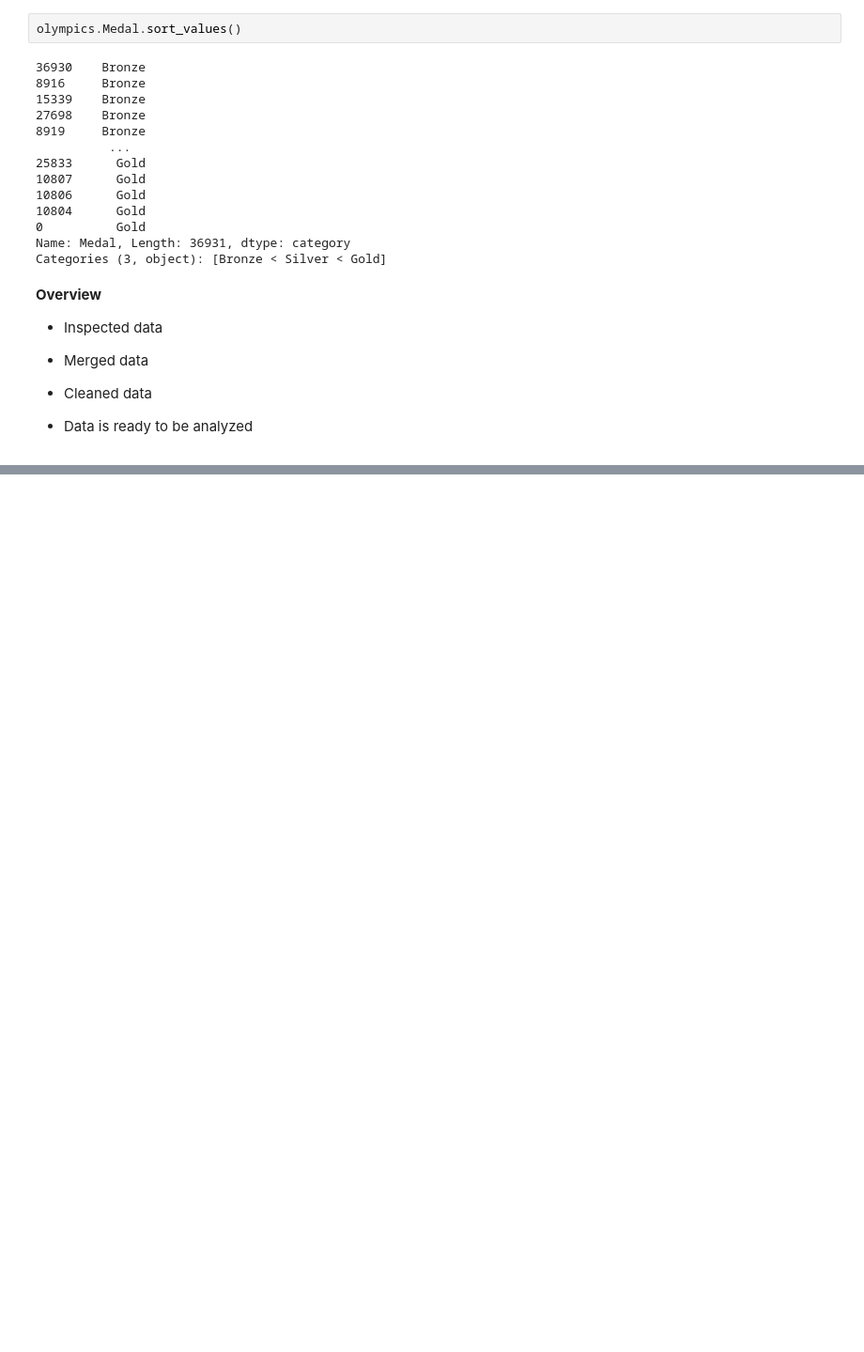
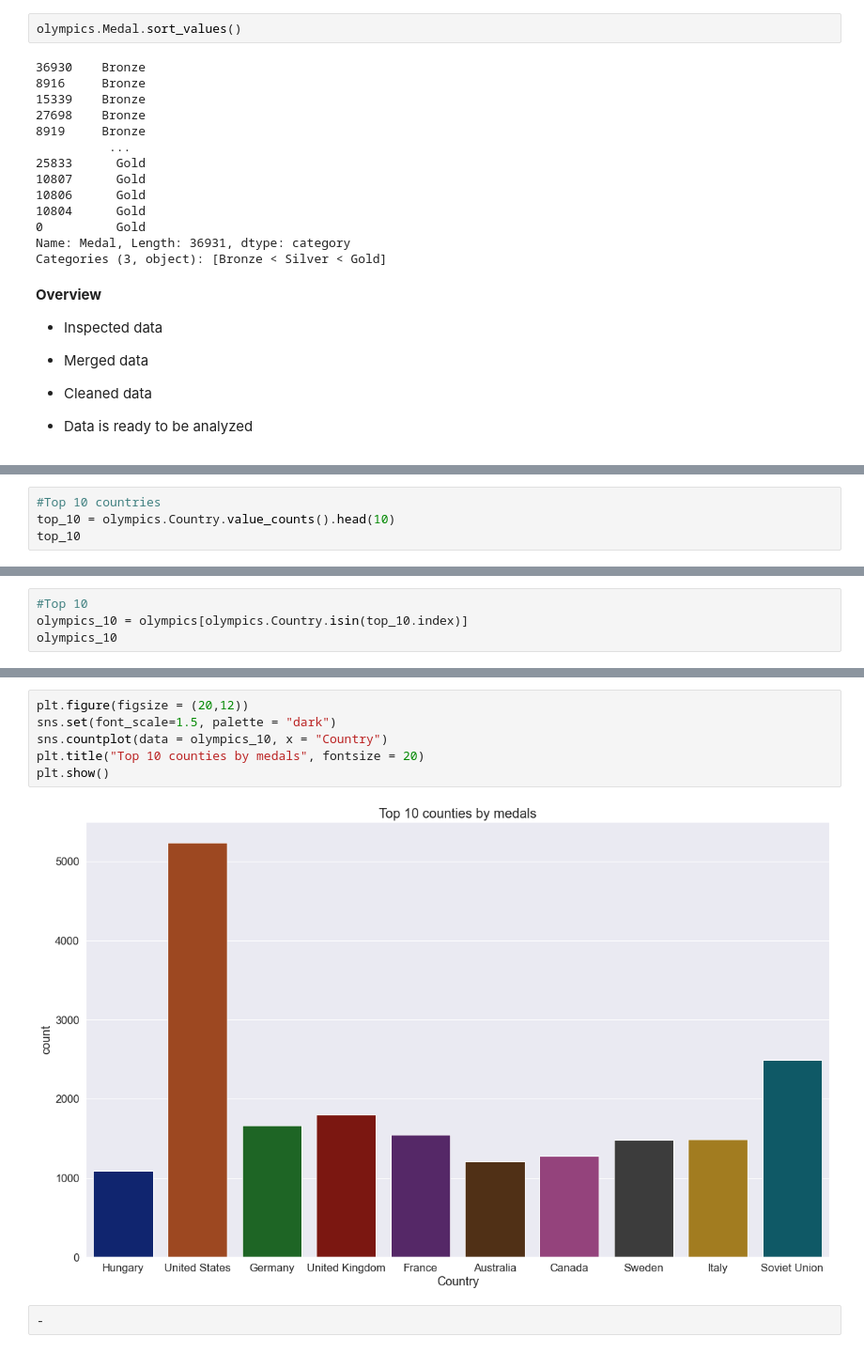
Before and after one commit to HunterKane/Explanatory-Data-Analysis-and-Seaborn-Olympic-Games-, a Jupyter notebook: Project 11 - Olympic Games Explanatory Data Analysis And Visualization .ipynb, the cells around one changed output, grey strips where cells are left out. Shown at 94% size. Cells and saved outputs as stored; diff of their text form; blank space fills up the shorter version.

```diff
--- a/Project 11 - Olympic Games Explanatory Data Analysis And Visualization .ipynb
+++ b/Project 11 - Olympic Games Explanatory Data Analysis And Visualization .ipynb
@@ -660,0 +700,4 @@ __Overview__
+# %%
+#Top 10 countries
+top_10 = olympics.Country.value_counts().head(10)
+top_10
@@ -660,0 +722,4 @@ __Overview__
+# %%
+#Top 10
+olympics_10 = olympics[olympics.Country.isin(top_10.index)]
+olympics_10
@@ -660,0 +740,10 @@ __Overview__
+# %%
+plt.figure(figsize = (20,12))
+sns.set(font_scale=1.5, palette = "dark")
+sns.countplot(data = olympics_10, x = "Country")
+plt.title("Top 10 counties by medals", fontsize = 20)
+plt.show()
+# %% [output]
+[figure, added]
+# %%
+-
```
Also changed, not shown: parts of 7 cells of this notebook.
